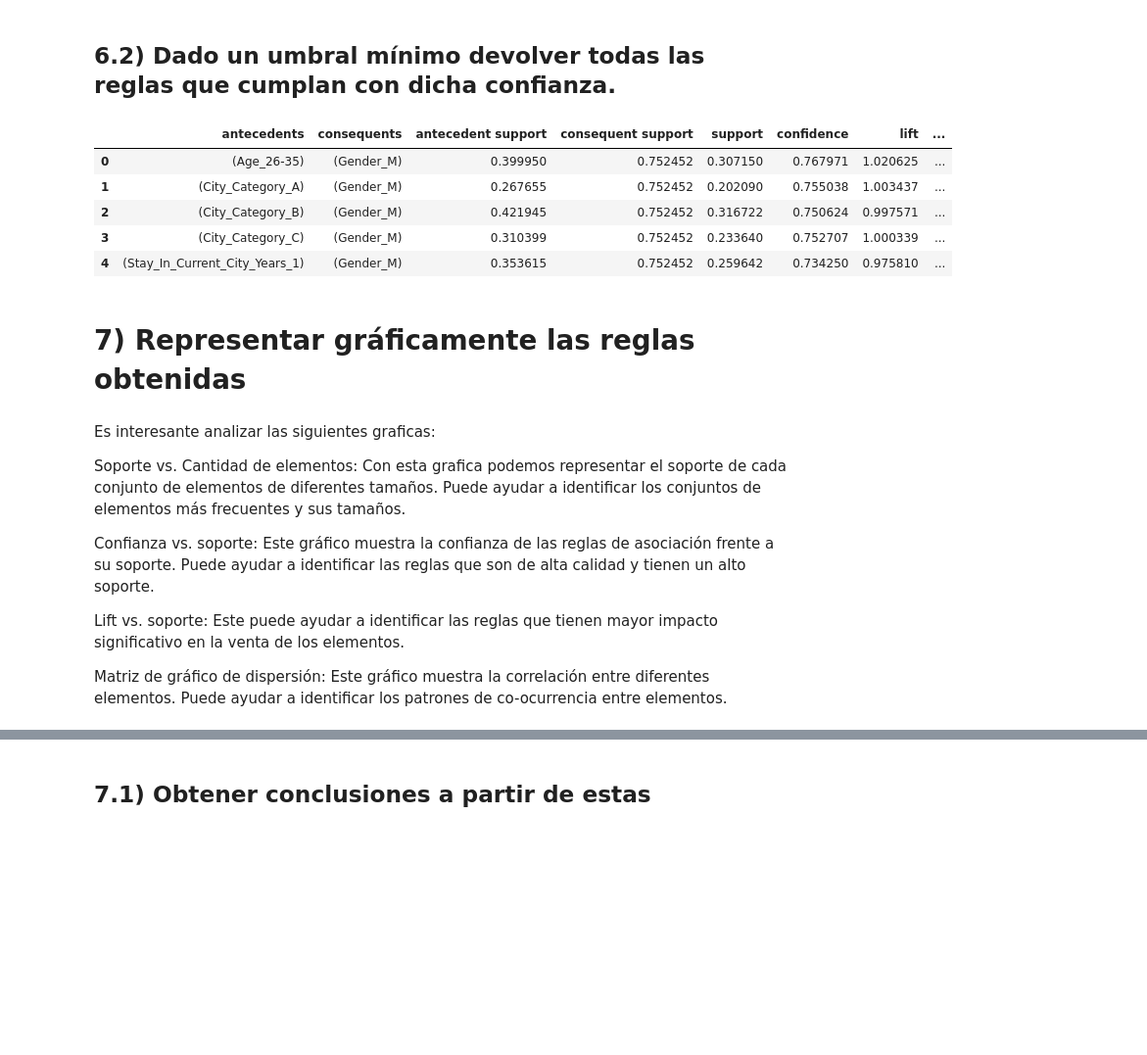
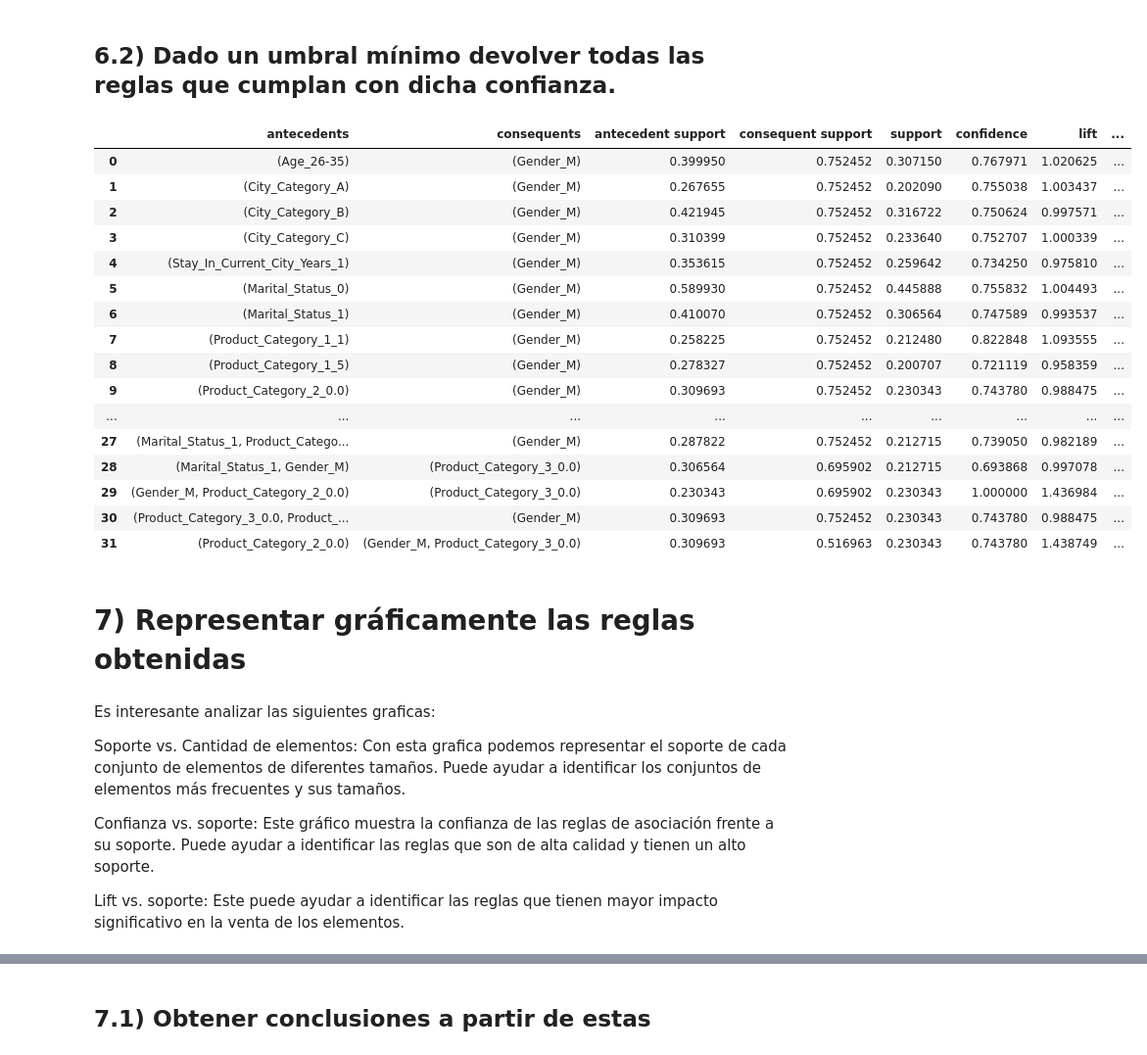
Before and after one commit to GuillermoMarmolBurgos/AlgoritmoGenetico, a Jupyter notebook: Copia_de_Prac2Ej1.ipynb, the cells around one changed output, grey strips where cells are left out. Shown: that part at 98% size. Drawn from its saved outputs; the diff is of its cells as text; code cells hidden in the pictures; blank space fills up the shorter version.

```diff
--- a/Copia_de_Prac2Ej1.ipynb
+++ b/Copia_de_Prac2Ej1.ipynb
@@ -231,4 +237,0 @@ frequent_itemsets_k6_sort.head()
-# %%
-
-frequent_itemsets = apriori(data4, min_support=0.2, use_colnames=1)
-print(frequent_itemsets)
@@ -314,14 +303,25 @@ for i in range(len(rules)):
 ## 6.2) Dado un umbral mínimo devolver todas las reglas que cumplan con dicha confianza.
 # %%
 rules = association_rules(frequent_itemsets, metric='confidence', min_threshold=0.6)
-rules.head()
+rules
 # %% [output]
 |  | antecedents | consequents | antecedent support | consequent support | support | confidence | lift | ... |
 | 0 | (Age_26-35) | (Gender_M) | 0.399950 | 0.752452 | 0.307150 | 0.767971 | 1.020625 | ... |
 | 1 | (City_Category_A) | (Gender_M) | 0.267655 | 0.752452 | 0.202090 | 0.755038 | 1.003437 | ... |
 | 2 | (City_Category_B) | (Gender_M) | 0.421945 | 0.752452 | 0.316722 | 0.750624 | 0.997571 | ... |
 | 3 | (City_Category_C) | (Gender_M) | 0.310399 | 0.752452 | 0.233640 | 0.752707 | 1.000339 | ... |
 | 4 | (Stay_In_Current_City_Years_1) | (Gender_M) | 0.353615 | 0.752452 | 0.259642 | 0.734250 | 0.975810 | ... |
+| 5 | (Marital_Status_0) | (Gender_M) | 0.589930 | 0.752452 | 0.445888 | 0.755832 | 1.004493 | ... |
+| 6 | (Marital_Status_1) | (Gender_M) | 0.410070 | 0.752452 | 0.306564 | 0.747589 | 0.993537 | ... |
+| 7 | (Product_Category_1_1) | (Gender_M) | 0.258225 | 0.752452 | 0.212480 | 0.822848 | 1.093555 | ... |
+| 8 | (Product_Category_1_5) | (Gender_M) | 0.278327 | 0.752452 | 0.200707 | 0.721119 | 0.958359 | ... |
+| 9 | (Product_Category_2_0.0) | (Gender_M) | 0.309693 | 0.752452 | 0.230343 | 0.743780 | 0.988475 | ... |
+| ... | ... | ... | ... | ... | ... | ... | ... | ... |
+| 27 | (Marital_Status_1, Product_Catego... | (Gender_M) | 0.287822 | 0.752452 | 0.212715 | 0.739050 | 0.982189 | ... |
+| 28 | (Marital_Status_1, Gender_M) | (Product_Category_3_0.0) | 0.306564 | 0.695902 | 0.212715 | 0.693868 | 0.997078 | ... |
+| 29 | (Gender_M, Product_Category_2_0.0) | (Product_Category_3_0.0) | 0.230343 | 0.695902 | 0.230343 | 1.000000 | 1.436984 | ... |
+| 30 | (Product_Category_3_0.0, Product_... | (Gender_M) | 0.309693 | 0.752452 | 0.230343 | 0.743780 | 0.988475 | ... |
+| 31 | (Product_Category_2_0.0) | (Gender_M, Product_Category_3_0.0) | 0.309693 | 0.516963 | 0.230343 | 0.743780 | 1.438749 | ... |
 # %% [markdown]
 # 7) Representar gráficamente las reglas obtenidas
 # %% [markdown]
@@ -332,5 +332,3 @@ Soporte vs. Cantidad de elementos: Con esta grafica podemos representar el sopor
 Confianza vs. soporte: Este gráfico muestra la confianza de las reglas de asociación frente a su soporte. Puede ayudar a identificar las reglas que son de alta calidad y tienen un alto soporte.
 
 Lift vs. soporte: Este puede ayudar a identificar las reglas que tienen mayor impacto significativo en la venta de los elementos.
-
-Matriz de gráfico de dispersión: Este gráfico muestra la correlación entre diferentes elementos. Puede ayudar a identificar los patrones de co-ocurrencia entre elementos.
```
Also changed, not shown: parts of 38 cells of this notebook.
